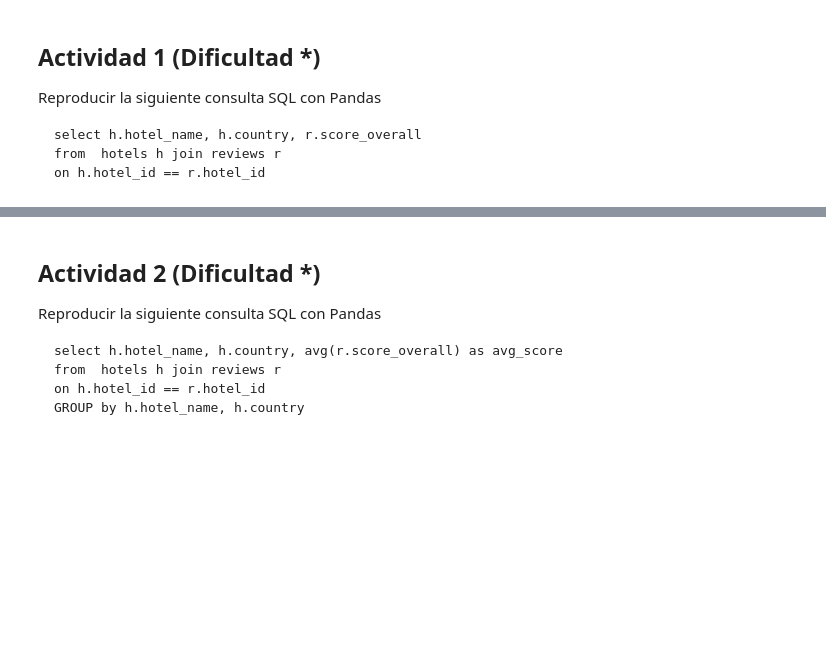
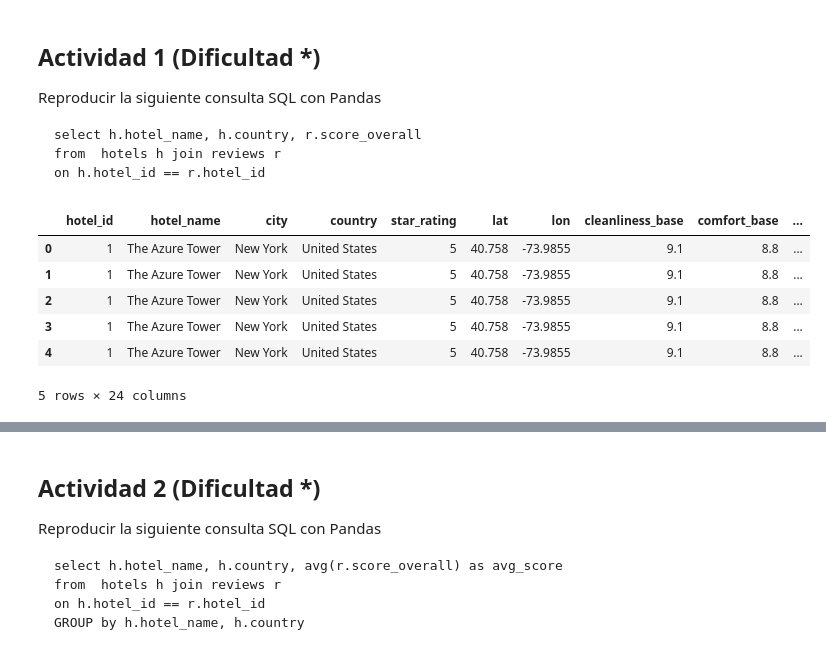
Before and after one commit to gafitabaires/TT-2C2025-Data-Analitycs-Notebooks, a Jupyter notebook: Clase_8/Clase_08_NB1_Cat_Merge_Join.ipynb, the cells around one changed output, grey strips where cells are left out. Saved outputs shown, nothing was run; the diff lists cells and outputs as text; code cells hidden in the pictures; blank space fills up the shorter version.

````diff
--- a/Clase_8/Clase_08_NB1_Cat_Merge_Join.ipynb
+++ b/Clase_8/Clase_08_NB1_Cat_Merge_Join.ipynb
@@ -146,5 +217,15 @@ on h.hotel_id == r.hotel_id
 ```
 # %%
 # Merge (equivalente al SQL JOIN)
+hotels_Reviews=pd.merge(hotels, reviews, on="hotel_id", how="inner")
+hotels_Reviews.head()
+# %% [output]
+|  | hotel_id | hotel_name | city | country | star_rating | lat | lon | cleanliness_base | comfort_base | ... |
+| 0 | 1 | The Azure Tower | New York | United States | 5 | 40.758 | -73.9855 | 9.1 | 8.8 | ... |
+| 1 | 1 | The Azure Tower | New York | United States | 5 | 40.758 | -73.9855 | 9.1 | 8.8 | ... |
+| 2 | 1 | The Azure Tower | New York | United States | 5 | 40.758 | -73.9855 | 9.1 | 8.8 | ... |
+| 3 | 1 | The Azure Tower | New York | United States | 5 | 40.758 | -73.9855 | 9.1 | 8.8 | ... |
+| 4 | 1 | The Azure Tower | New York | United States | 5 | 40.758 | -73.9855 | 9.1 | 8.8 | ... |
+5 rows × 24 columns
 # %%
 # Seleccionamos solo las columnas que nos solicitan
````
Also changed, not shown: parts of 22 cells of this notebook.
